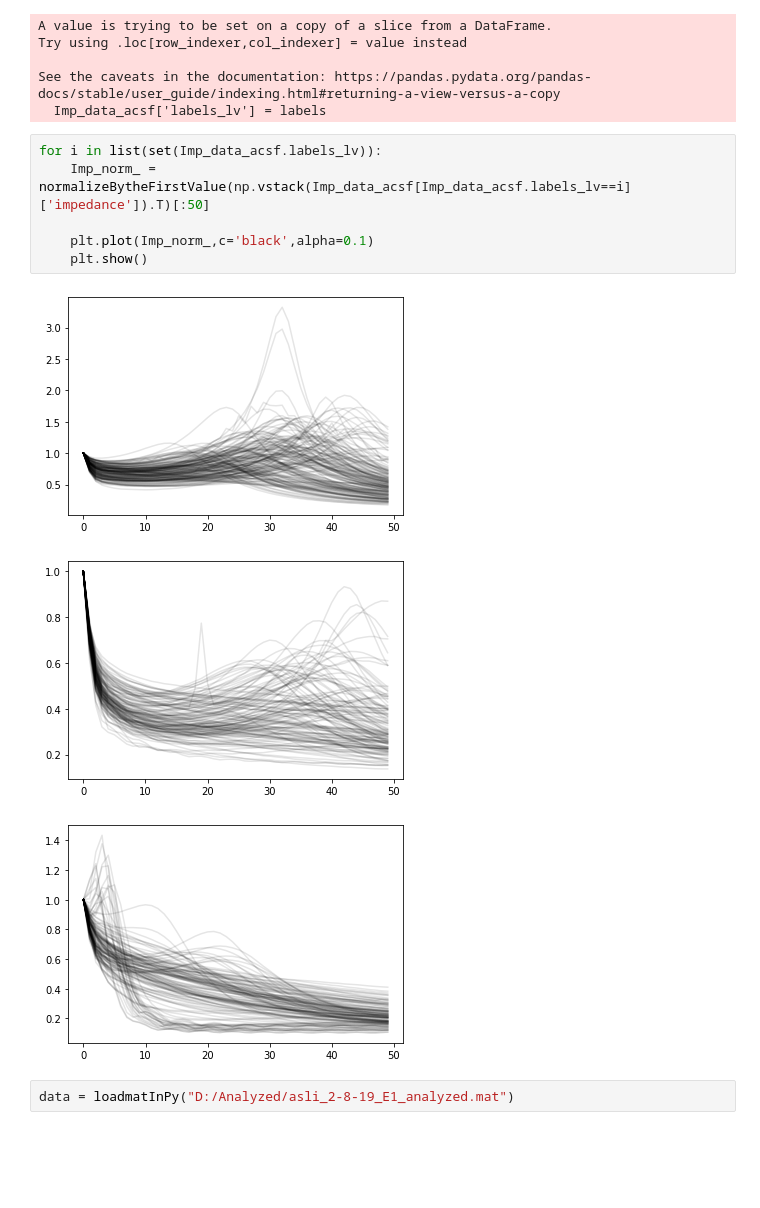
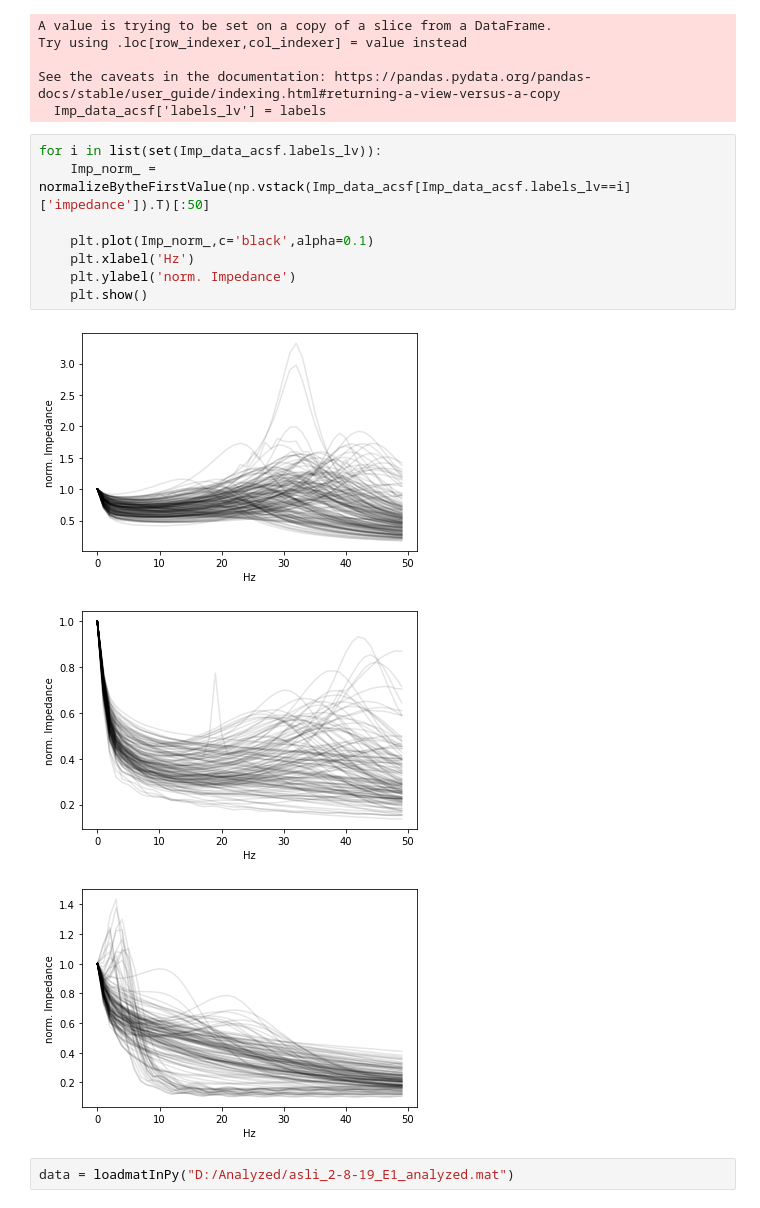
Before and after one commit to Nishant-codex/single_cell_analysis, a Jupyter notebook: notebooks/Impedance_clustering_for_drug.ipynb, the cells around one changed output. Saved outputs shown, nothing was run; the diff lists cells and outputs as text; blank space fills up the shorter version.

```diff
--- a/notebooks/Impedance_clustering_for_drug.ipynb
+++ b/notebooks/Impedance_clustering_for_drug.ipynb
@@ -118,13 +118,15 @@ See the caveats in the documentation: https://pandas.pydata.org/pandas-docs/stab
 # %%
 for i in list(set(Imp_data_acsf.labels_lv)):
     Imp_norm_ = normalizeBytheFirstValue(np.vstack(Imp_data_acsf[Imp_data_acsf.labels_lv==i]['impedance']).T)[:50]
 
     plt.plot(Imp_norm_,c='black',alpha=0.1)
+    plt.xlabel('Hz')
+    plt.ylabel('norm. Impedance')
     plt.show()
 # %% [output]
-[figure, old version]
+[figure, new version]
-[figure, old version]
+[figure, new version]
-[figure, old version]
+[figure, new version]
 # %%
 data = loadmatInPy("D:/Analyzed/asli_2-8-19_E1_analyzed.mat")
 # %%
```
Also changed, not shown: 5 other files.
